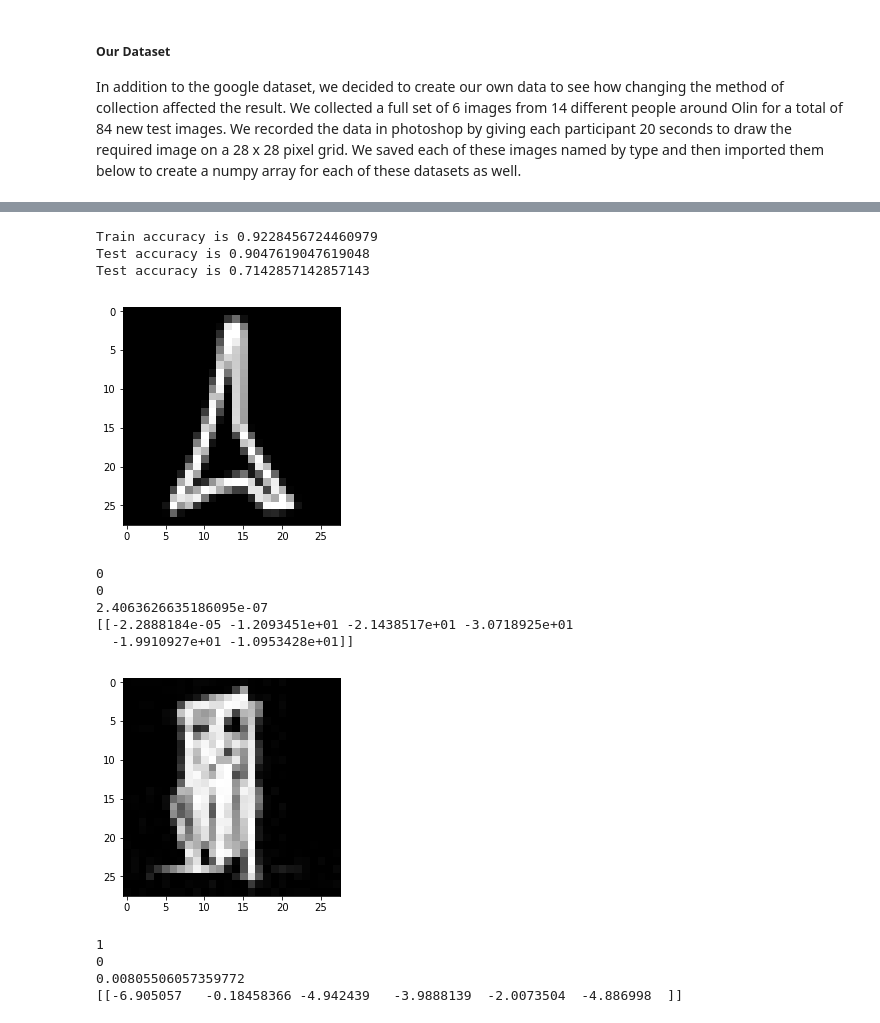
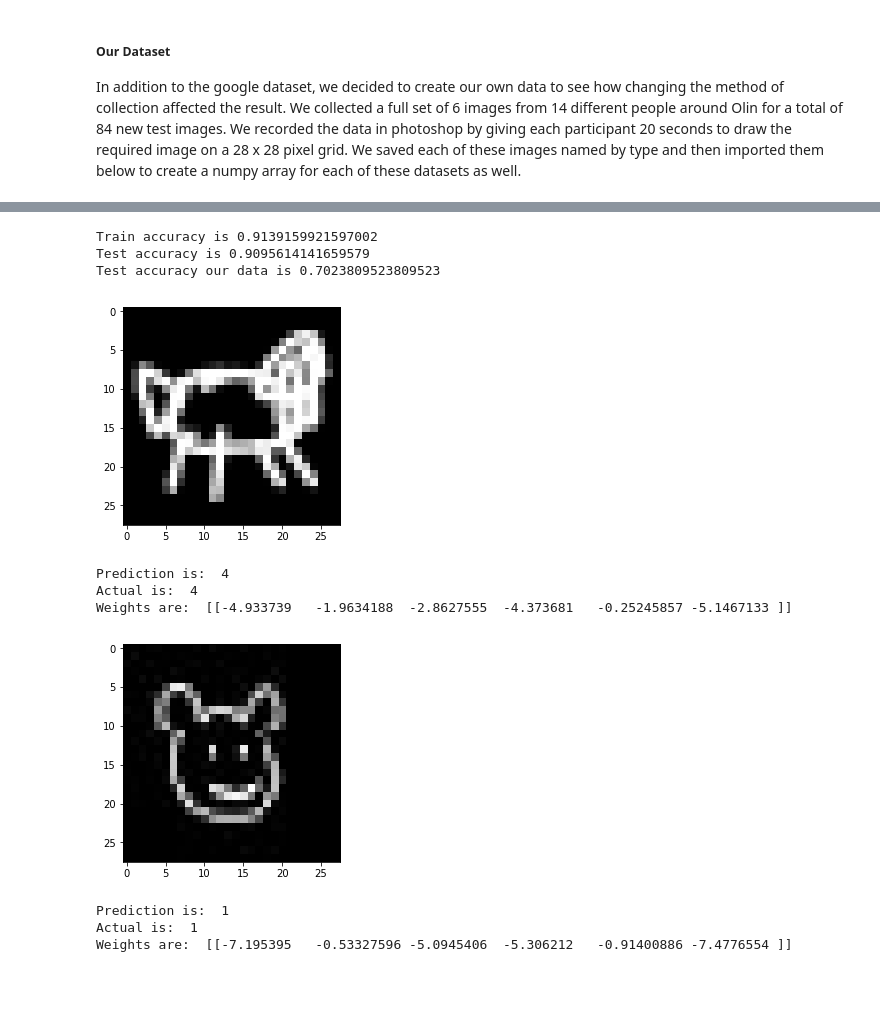
Before and after one commit to maiam6242/Facial_Blur, a Jupyter notebook: Facial_Blur.ipynb, the cells around one changed output, grey strips where cells are left out. Cells and saved outputs as stored; diff of their text form; code cells hidden in the pictures; blank space fills up the shorter version.

```diff
--- a/Facial_Blur.ipynb
+++ b/Facial_Blur.ipynb
@@ -512,47 +435,42 @@ def get_accuracy(net, loader):
     return n_correct/n_total
 print("Train accuracy is", get_accuracy(net, train_loader))
 print("Test accuracy is", get_accuracy(net, test_loader))
-print("Test accuracy is", get_accuracy(net, test_loader2))
+print("Test accuracy our data is", get_accuracy(net, test_loader2))
 # %% [output]
-Train accuracy is 0.9228456724460979
-Test accuracy is 0.9047619047619048
-Test accuracy is 0.7142857142857143
+Train accuracy is 0.9139159921597002
+Test accuracy is 0.9095614141659579
+Test accuracy our data is 0.7023809523809523
 # %%
 def examine_label(idx):
     image, label = test_set[idx]
     class_scores = net(Variable(image.unsqueeze(0)).to(device))
     prediction = np.argmax(class_scores.cpu().detach().numpy())
     confidence = class_scores.cpu().detach().numpy()
     plt.imshow(image.squeeze(), cmap='gray')
     plt.show()
-    print(prediction)
-    print(label)
-    print(max(confidence[0])/sum(confidence[0]))
-    print(confidence)
+    print('Prediction is: ', prediction)
+    print('Actual is: ', label)
+    print('Weights are: ', confidence)
 
 def examine_labelours(idx):
     image, label = test_set2[idx]
     class_scores = net(Variable(image.unsqueeze(0)).to(device))
     prediction = np.argmax(class_scores.cpu().detach().numpy())
     confidence = class_scores.cpu().detach().numpy()
     plt.imshow(image.squeeze(), cmap='gray')
     plt.show()
-    print(prediction)
-    print(label)
-    print(max(confidence[0])/sum(confidence[0]))
-    print(confidence)
+    print('Prediction is: ',prediction)
+    print('Actual is: ',label)
+    print('Weights are: ', confidence)
 
 examine_label(7)
-examine_labelours(7)
+examine_labelours(23)
 # %% [output]
-[figure, old version]
+[figure, new version]
-0
-0
-2.4063626635186095e-07
-[[-2.2888184e-05 -1.2093451e+01 -2.1438517e+01 -3.0718925e+01
-  -1.9910927e+01 -1.0953428e+01]]
+Prediction is:  4
+Actual is:  4
+Weights are:  [[-4.933739   -1.9634188  -2.8627555  -4.373681   -0.25245857 -5.1467133 ]]
-[figure, old version]
+[figure, new version]
-1
-0
-0.00805506057359772
-[[-6.905057   -0.18458366 -4.942439   -3.9888139  -2.0073504  -4.886998  ]]
+Prediction is:  1
+Actual is:  1
+Weights are:  [[-7.195395   -0.53327596 -5.0945406  -5.306212   -0.91400886 -7.4776554 ]]
```
Also changed, not shown: parts of 27 cells of this notebook.
